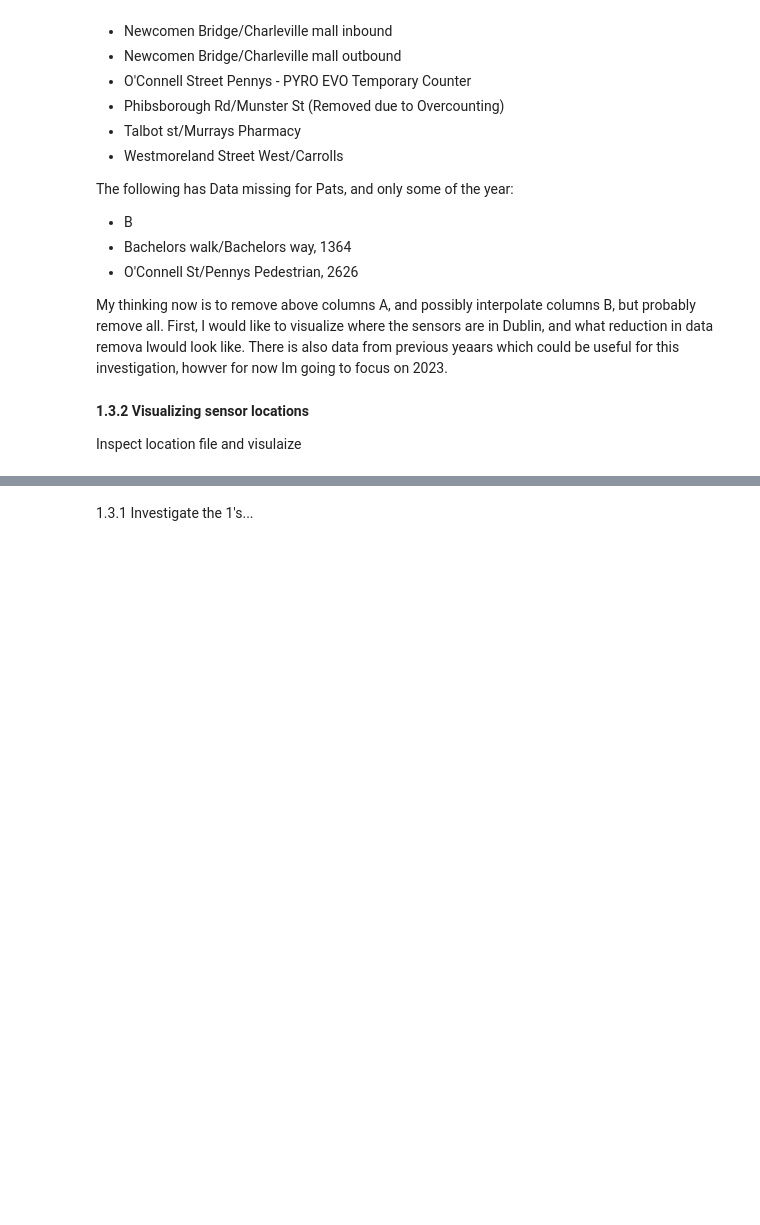
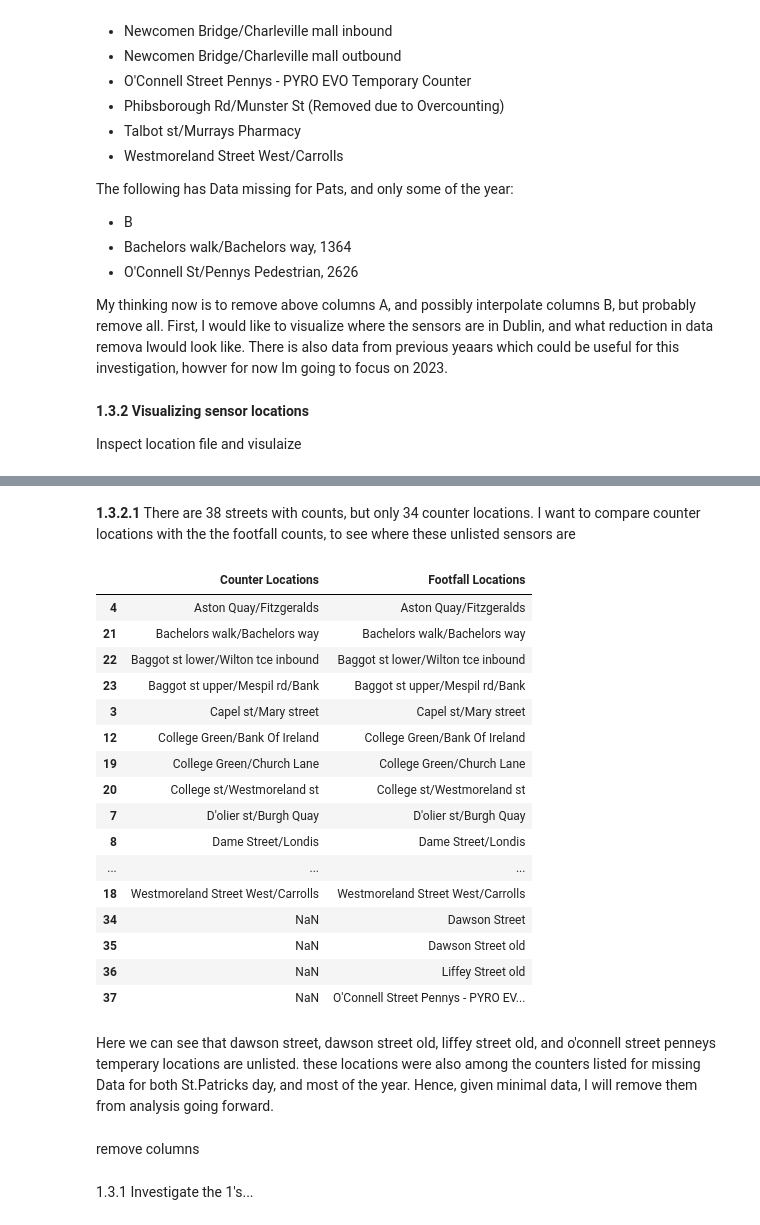
Before and after one commit to CCT-Dublin/ca1-sbs24004, a Jupyter notebook: Tourism.ipynb, the cells around one changed output, grey strips where cells are left out. Cells and saved outputs as stored; diff of their text form; code cells hidden in the pictures; blank space fills up the shorter version.

```diff
--- a/Tourism.ipynb
+++ b/Tourism.ipynb
@@ -336,0 +356,42 @@ counterLocations_df = pd.read_csv('DCCcounterlocations.csv')
+# %% [markdown]
+**1.3.2.1**
+There are 38 streets with counts, but only 34 counter locations. I want to compare counter locations with the the footfall counts, to see where these unlisted sensors are
+# %%
+# create series to store Counter Locations
+series_loc_counterLocations = pd.Series(counterLocations_df['Eco-Visio Oupput'])
+series_loc_footfall23 = pd.Series(footfall23_df.columns)
+
+# Convert Series to DataFrames
+location_counterLocations = pd.DataFrame({'Counter Locations': series_loc_counterLocations})
+location_footfall23 = pd.DataFrame({'Footfall Locations': series_loc_footfall23})
+
+# Merge the DataFrames
+location_comparison = pd.merge(location_counterLocations, location_footfall23, how='outer', left_on='Counter Locations', right_on='Footfall Locations')
+
+# Sort the merged DataFrame alphabetically
+location_comparison.sort_values(by='Counter Locations', inplace=True)
+
+# Print the merged DataFrame
+location_comparison
+# %% [output]
+|  | Counter Locations | Footfall Locations |
+| 4 | Aston Quay/Fitzgeralds | Aston Quay/Fitzgeralds |
+| 21 | Bachelors walk/Bachelors way | Bachelors walk/Bachelors way |
+| 22 | Baggot st lower/Wilton tce inbound | Baggot st lower/Wilton tce inbound |
+| 23 | Baggot st upper/Mespil rd/Bank | Baggot st upper/Mespil rd/Bank |
+| 3 | Capel st/Mary street | Capel st/Mary street |
+| 12 | College Green/Bank Of Ireland | College Green/Bank Of Ireland |
+| 19 | College Green/Church Lane | College Green/Church Lane |
+| 20 | College st/Westmoreland st | College st/Westmoreland st |
+| 7 | D'olier st/Burgh Quay | D'olier st/Burgh Quay |
+| 8 | Dame Street/Londis | Dame Street/Londis |
+| ... | ... | ... |
+| 18 | Westmoreland Street West/Carrolls | Westmoreland Street West/Carrolls |
+| 34 | NaN | Dawson Street |
+| 35 | NaN | Dawson Street old |
+| 36 | NaN | Liffey Street old |
+| 37 | NaN | O'Connell Street Pennys - PYRO EV... |
+# %% [markdown]
+Here we can see that dawson street, dawson street old, liffey street old, and o'connell street penneys temperary locations are unlisted. these locations were also among the counters listed for missing Data for both St.Patricks day, and most of the year. Hence, given minimal data, I will remove them from analysis going forward.
+# %% [markdown]
+remove columns
```
Also changed, not shown: parts of 3 cells of this notebook, 1 other file.
